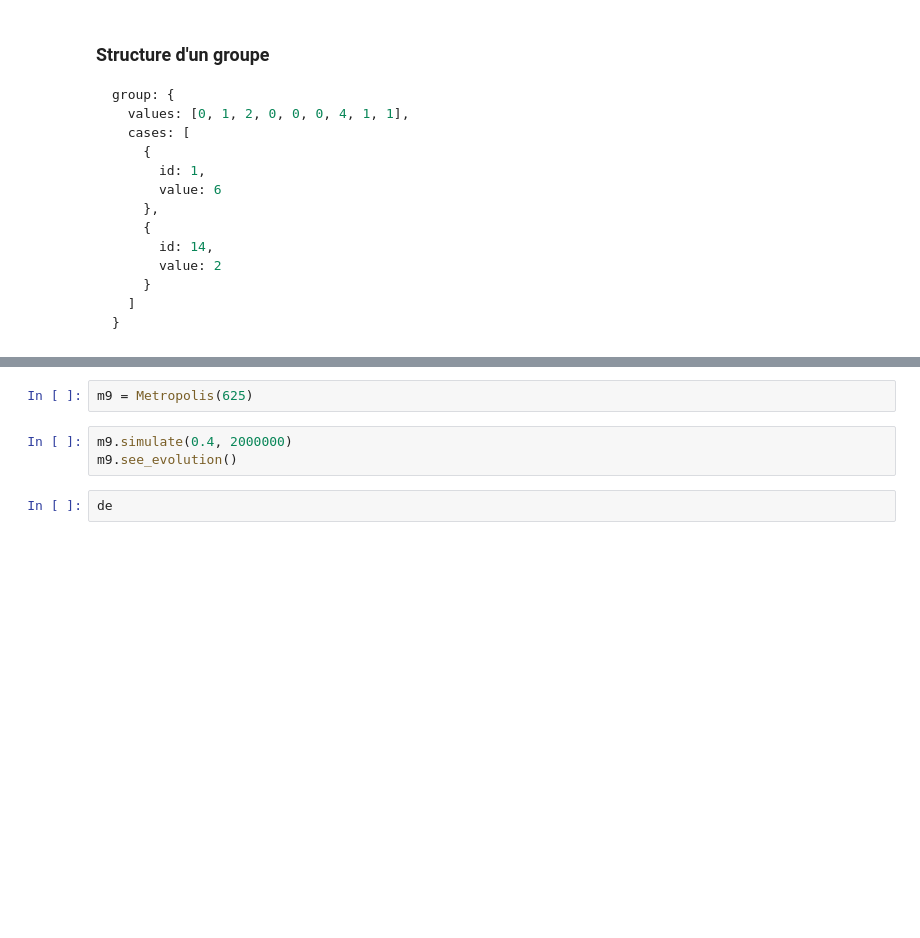
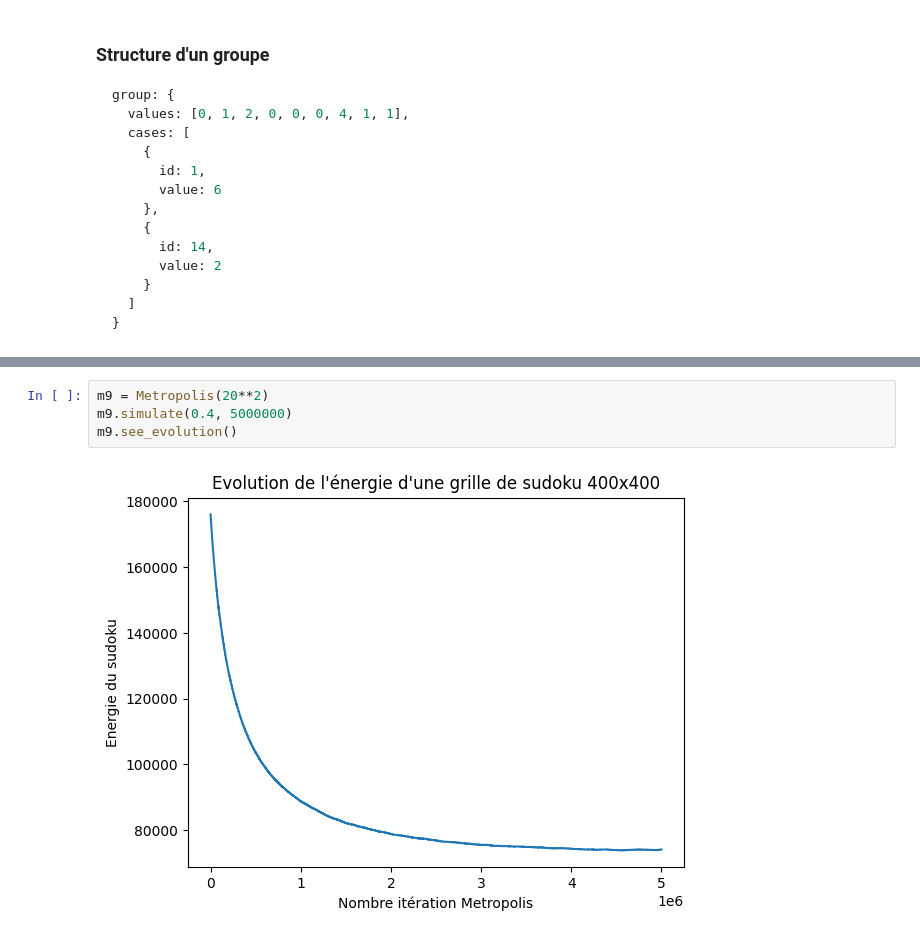
Before and after one commit to Gabriel-lct/ising-model-research, a Jupyter notebook: python/sudoku-optimize.ipynb, the cells around one changed output, grey strips where cells are left out. Cells and saved outputs as stored; diff of their text form; blank space fills up the shorter version.

```diff
--- a/python/sudoku-optimize.ipynb
+++ b/python/sudoku-optimize.ipynb
@@ -215,10 +265,9 @@ class Metropolis:
     plt.ylabel('Energie du sudoku')
     plt.title(f'Evolution de l\'énergie d\'une grille de sudoku {self.sudoku.size}x{self.sudoku.size}')
     plt.show()
-# %%
-m9 = Metropolis(625)
 # %%
-m9.simulate(0.4, 2000000)
+m9 = Metropolis(20**2)
+m9.simulate(0.4, 5000000)
 m9.see_evolution()
+# %% [output]
+[figure, added]
-# %%
-de
```
Also changed, not shown: parts of 4 cells of this notebook.
